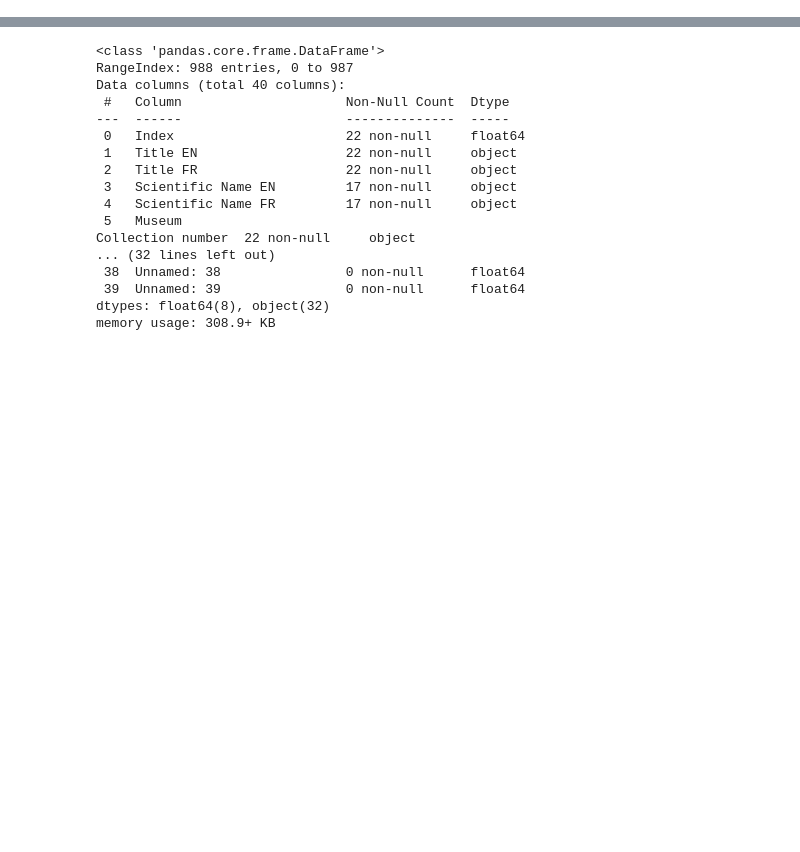
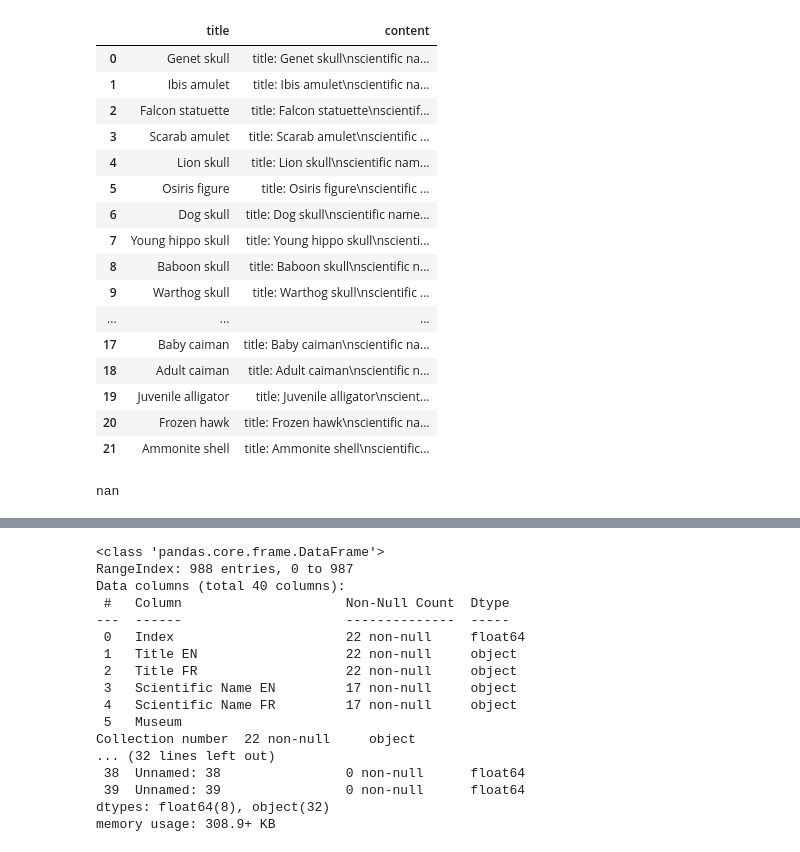
Before and after one commit to gpdantedaniel/lucido-retrieval-agent-backend, a Jupyter notebook: notebooks/exploration/vrmuseum_data.ipynb, the cells around one changed output, grey strips where cells are left out. Saved outputs shown, nothing was run; the diff lists cells and outputs as text; code cells hidden in the pictures; blank space fills up the shorter version.

```diff
--- a/notebooks/exploration/vrmuseum_data.ipynb
+++ b/notebooks/exploration/vrmuseum_data.ipynb
@@ -20,0 +22,32 @@ df[['Title EN'], ]
+# %%
+DESCRIPTION_TEMPLATE="""title: {title}
+scientific name: {scientific_name}
+located: {coordinates}
+information:
+{information}
+"""
+
+def describe_artifact(row):
+    """
+    Generates a description of a row
+    by formatting its values of interest
+    """
+
+    title = row['Title EN']
+    scientific_name = row['Scientific Name EN']
+    coordinates = row['Museum \nCollection number']
+
+    # There has to be a better way of doing this
+    questions = row[['Question 1 EN', 'Question 2 EN', 'Question 3 EN', 'Question 4 EN', 'Question 5 EN', 'Question 6 EN']].dropna().to_list()
+    facts = row[['Fact 1 EN', 'Fact 2 EN', 'Fact 3 EN','Fact 4 EN', 'Fact 5 EN', 'Fact 6 EN']].dropna().to_list()
+
+    information = '\n'.join(f'{question} {fact}' for question, fact in zip(questions, facts))
+
+    description = DESCRIPTION_TEMPLATE.format(
+        title=title,
+        scientific_name=scientific_name,
+        coordinates=coordinates,
+        information=information
+    )
+
+    return title, description
@@ -20,0 +73,23 @@ df[['Title EN'], ]
+# %%
+formatted = pd.DataFrame(df.dropna(subset=['Title EN']).apply(describe_artifact, axis=1, result_type='expand'))
+formatted = formatted.rename({0: 'title', 1: 'content'}, axis=1)
+
+formatted
+# %% [output]
+|  | title | content |
+| 0 | Genet skull | title: Genet skull\nscientific na... |
+| 1 | Ibis amulet | title: Ibis amulet\nscientific na... |
+| 2 | Falcon statuette | title: Falcon statuette\nscientif... |
+| 3 | Scarab amulet | title: Scarab amulet\nscientific ... |
+| 4 | Lion skull | title: Lion skull\nscientific nam... |
+| 5 | Osiris figure | title: Osiris figure\nscientific ... |
+| 6 | Dog skull | title: Dog skull\nscientific name... |
+| 7 | Young hippo skull | title: Young hippo skull\nscienti... |
+| 8 | Baboon skull | title: Baboon skull\nscientific n... |
+| 9 | Warthog skull | title: Warthog skull\nscientific ... |
+| ... | ... | ... |
+| 17 | Baby caiman | title: Baby caiman\nscientific na... |
+| 18 | Adult caiman | title: Adult caiman\nscientific n... |
+| 19 | Juvenile alligator | title: Juvenile alligator\nscient... |
+| 20 | Frozen hawk | title: Frozen hawk\nscientific na... |
+| 21 | Ammonite shell | title: Ammonite shell\nscientific... |
@@ -20,0 +98,4 @@ df[['Title EN'], ]
+# %%
+df.iloc[3]['Notes']
+# %% [output]
+nan
```
Also changed, not shown: parts of 7 cells of this notebook, 8 other files.
